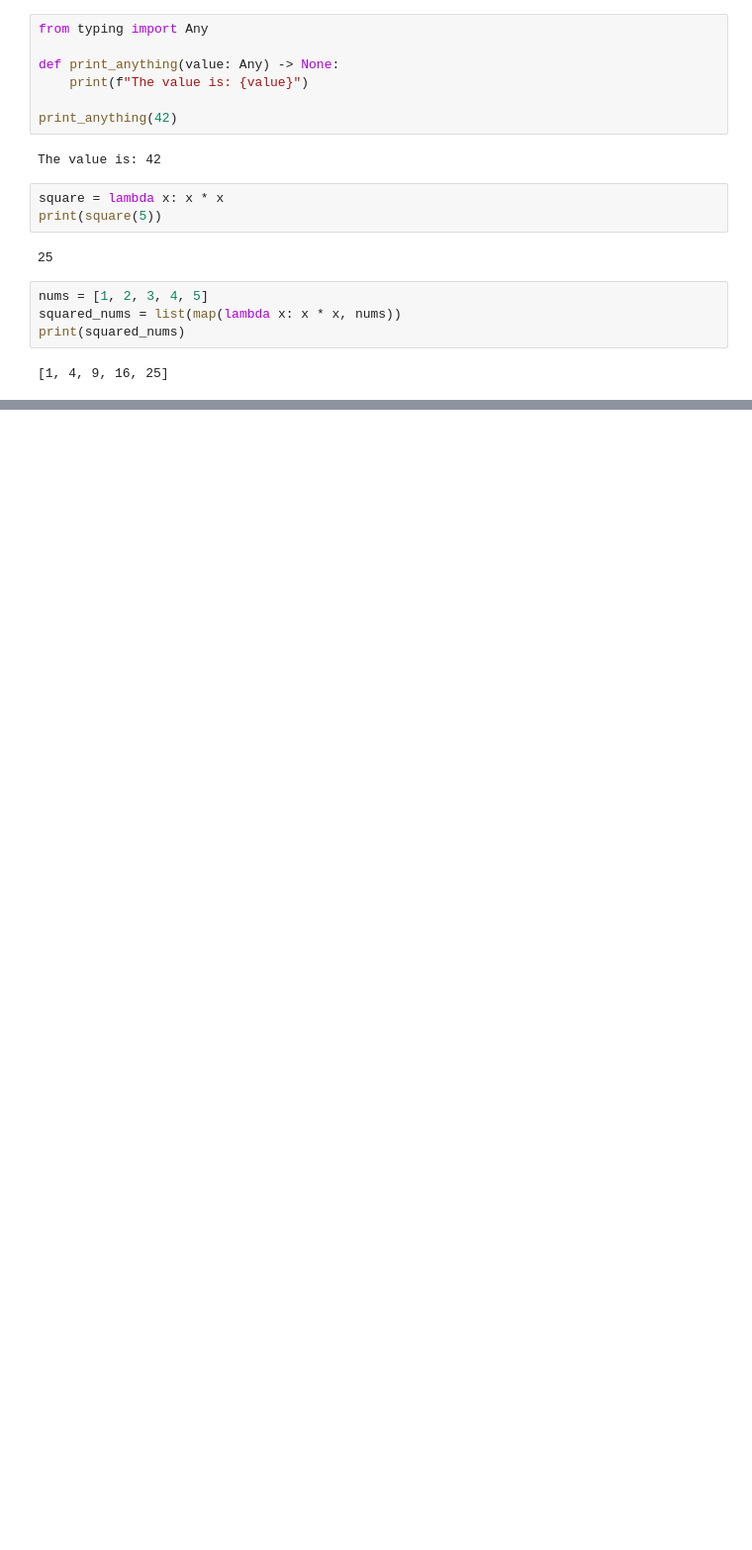
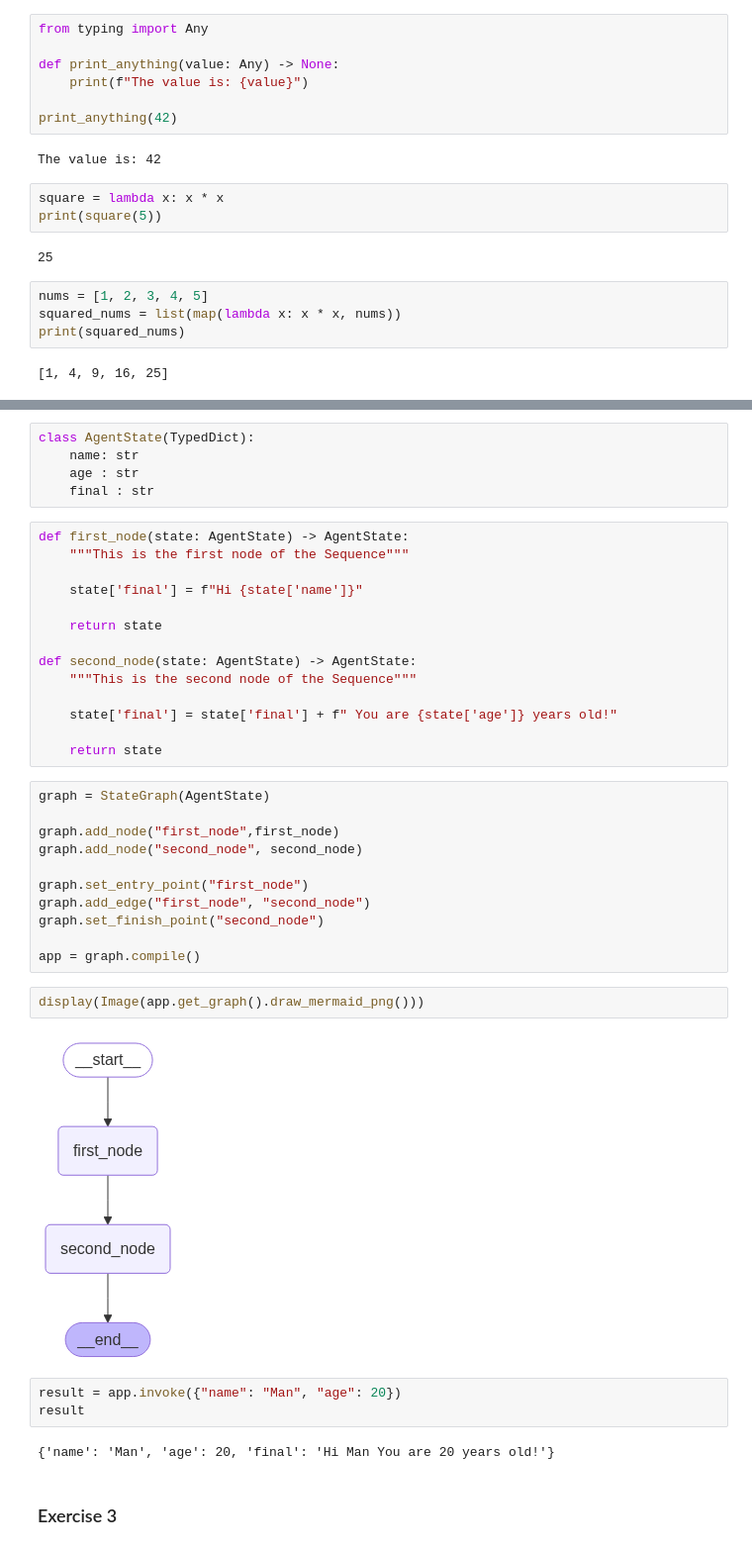
Before and after one commit to vivekgattadi/LangGraph, a Jupyter notebook: playAround.ipynb, the cells around one changed output, grey strips where cells are left out. Shown: that part at 99% size. Cells and saved outputs as stored; diff of their text form; blank space fills up the shorter version.

```diff
--- a/playAround.ipynb
+++ b/playAround.ipynb
@@ -58,0 +175,41 @@ print(squared_nums)
+# %%
+class AgentState(TypedDict):
+    name: str
+    age : str
+    final : str
+# %%
+def first_node(state: AgentState) -> AgentState:
+    """This is the first node of the Sequence"""
+
+    state['final'] = f"Hi {state['name']}"
+
+    return state
+
+def second_node(state: AgentState) -> AgentState:
+    """This is the second node of the Sequence"""
+
+    state['final'] = state['final'] + f" You are {state['age']} years old!"
+
+    return state
+# %%
+graph = StateGraph(AgentState)
+
+graph.add_node("first_node",first_node)
+graph.add_node("second_node", second_node)
+
+graph.set_entry_point("first_node")
+graph.add_edge("first_node", "second_node")
+graph.set_finish_point("second_node")
+
+app = graph.compile()
+# %%
+display(Image(app.get_graph().draw_mermaid_png()))
+# %% [output]
+[figure, added]
+# %%
+result = app.invoke({"name": "Man", "age": 20})
+result
+# %% [output]
+{'name': 'Man', 'age': 20, 'final': 'Hi Man You are 20 years old!'}
+# %% [markdown]
+### Exercise 3
```
Also changed, not shown: parts of 38 cells of this notebook.
